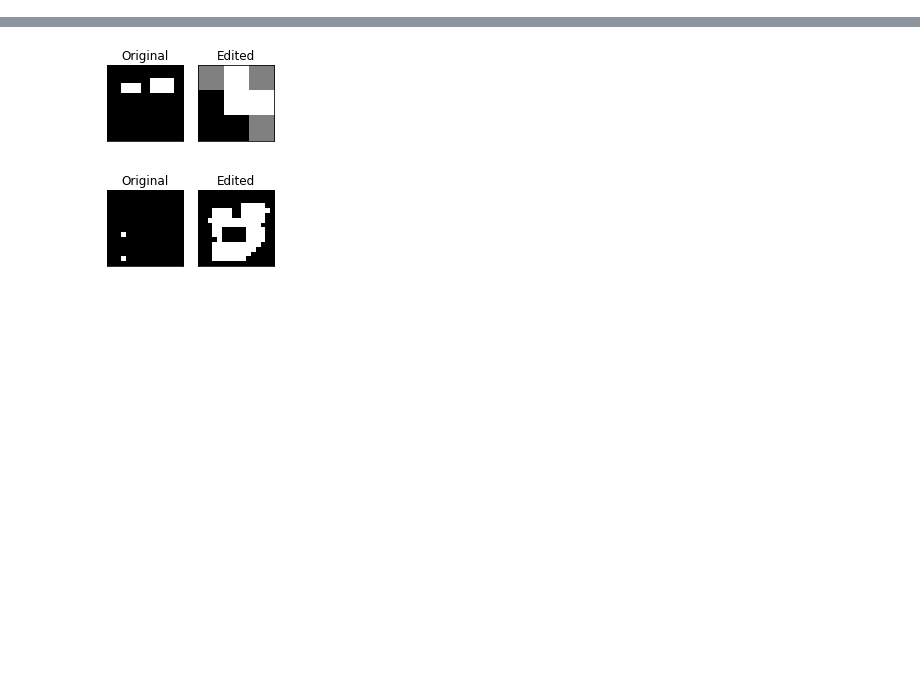
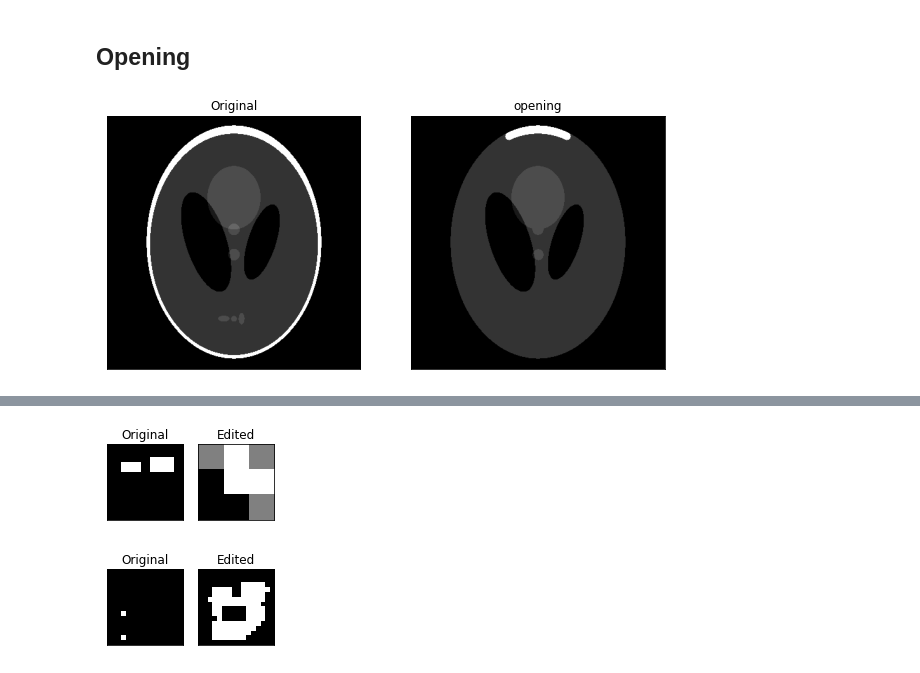
Before and after one commit to waltermayor/DigitalImageProcessing_colab, a Jupyter notebook: clase8_morfologia.ipynb, the cells around one changed output, grey strips where cells are left out. Cells and saved outputs as stored; diff of their text form; code cells hidden in the pictures; blank space fills up the shorter version.

```diff
--- a/clase8_morfologia.ipynb
+++ b/clase8_morfologia.ipynb
@@ -49,0 +80,7 @@ def displayGray2(a, b,title1 = "Original", title2 = "Edited"):
+# %% [markdown]
+## **Opening**
+# %%
+opened = opening(orig_phantom, selem)
+displayGray2(orig_phantom, opened,'Original', 'opening')
+# %% [output]
+[figure, added]
```
Also changed, not shown: parts of 16 cells of this notebook.
